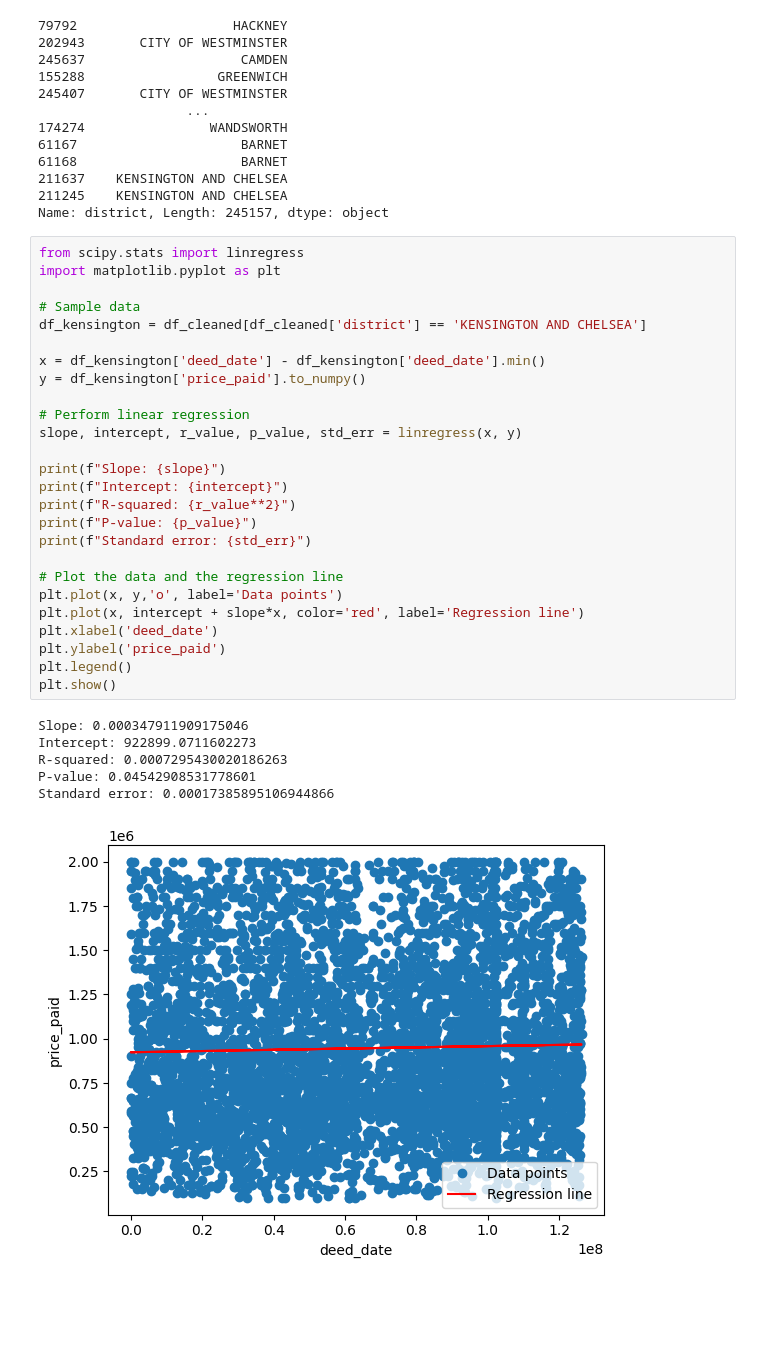
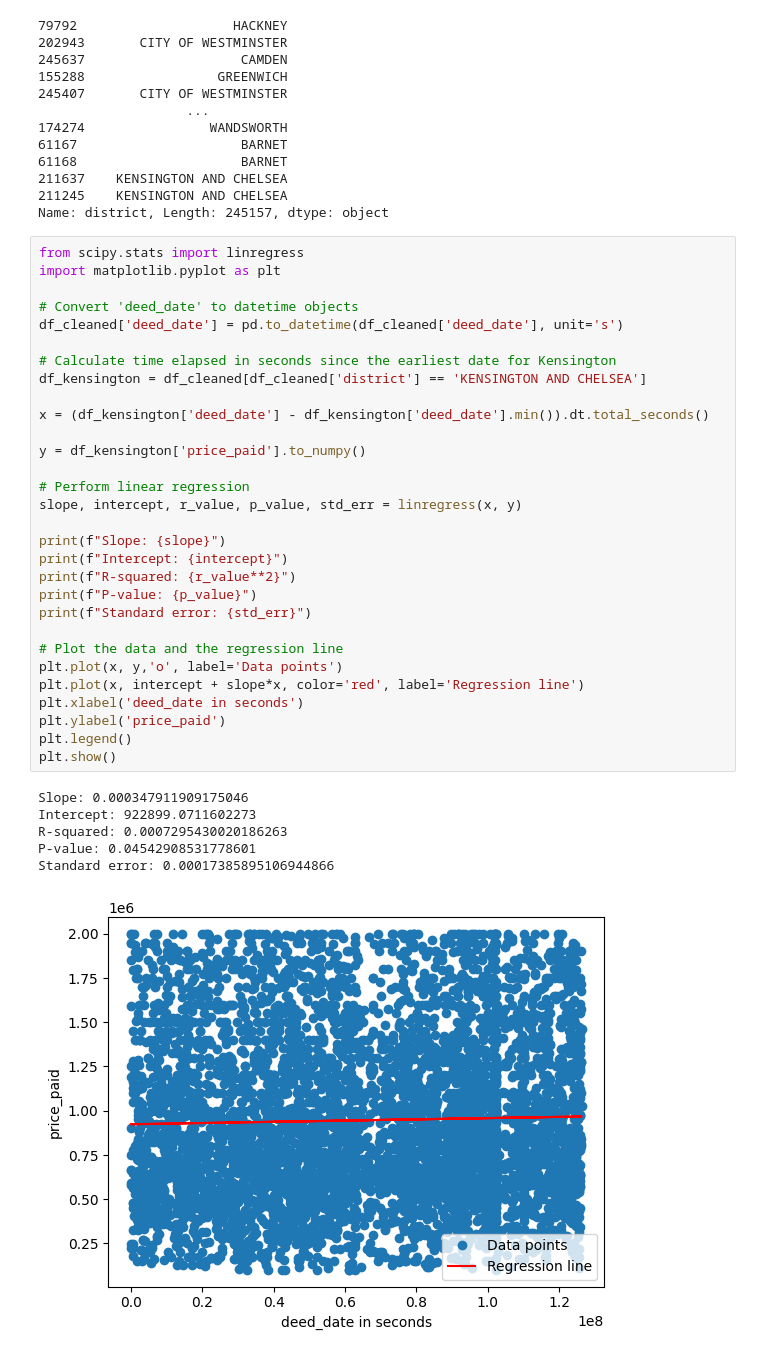
Before and after one commit to Ajeyanth/HousePrices, a Jupyter notebook: HousesPrices.ipynb, the cells around one changed output. Saved outputs shown, nothing was run; the diff lists cells and outputs as text; blank space fills up the shorter version.

```diff
--- a/HousesPrices.ipynb
+++ b/HousesPrices.ipynb
@@ -103,33 +103,37 @@ Name: district, Length: 245157, dtype: object
 # %%
 from scipy.stats import linregress
 import matplotlib.pyplot as plt
 
-# Sample data
+# Convert 'deed_date' to datetime objects
+df_cleaned['deed_date'] = pd.to_datetime(df_cleaned['deed_date'], unit='s')
+
+# Calculate time elapsed in seconds since the earliest date for Kensington
 df_kensington = df_cleaned[df_cleaned['district'] == 'KENSINGTON AND CHELSEA']
 
-x = df_kensington['deed_date'] - df_kensington['deed_date'].min()
+x = (df_kensington['deed_date'] - df_kensington['deed_date'].min()).dt.total_seconds()
+
 y = df_kensington['price_paid'].to_numpy()
 
 # Perform linear regression
 slope, intercept, r_value, p_value, std_err = linregress(x, y)
 
 print(f"Slope: {slope}")
 print(f"Intercept: {intercept}")
 print(f"R-squared: {r_value**2}")
 print(f"P-value: {p_value}")
 print(f"Standard error: {std_err}")
 
 # Plot the data and the regression line
 plt.plot(x, y,'o', label='Data points')
 plt.plot(x, intercept + slope*x, color='red', label='Regression line')
-plt.xlabel('deed_date')
+plt.xlabel('deed_date in seconds')
 plt.ylabel('price_paid')
 plt.legend()
 plt.show()
 # %% [output]
 Slope: 0.000347911909175046
 Intercept: 922899.0711602273
 R-squared: 0.0007295430020186263
 P-value: 0.04542908531778601
 Standard error: 0.00017385895106944866
-[figure, old version]
+[figure, new version]
```
Also changed, not shown: parts of 2 cells of this notebook.
